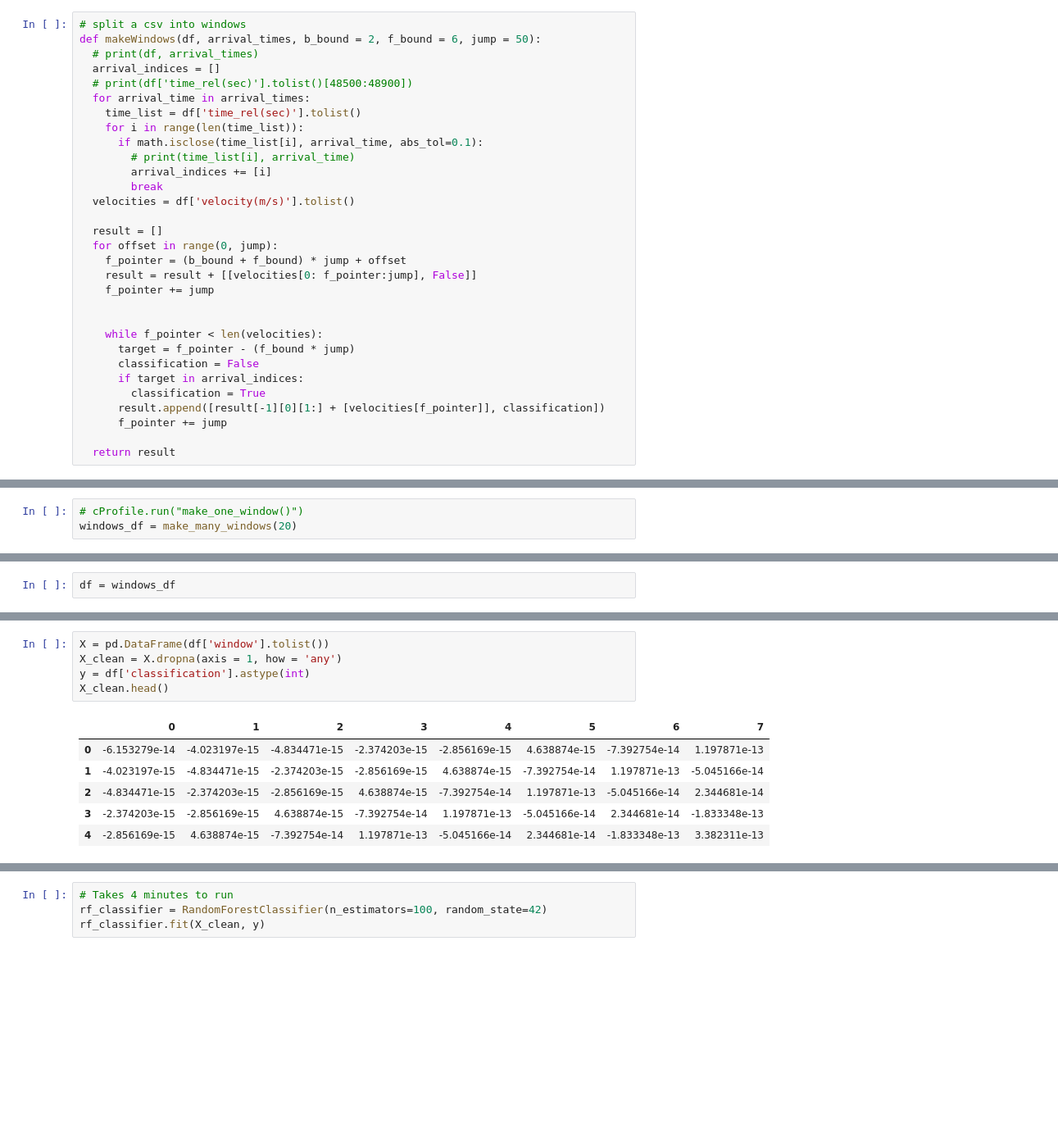
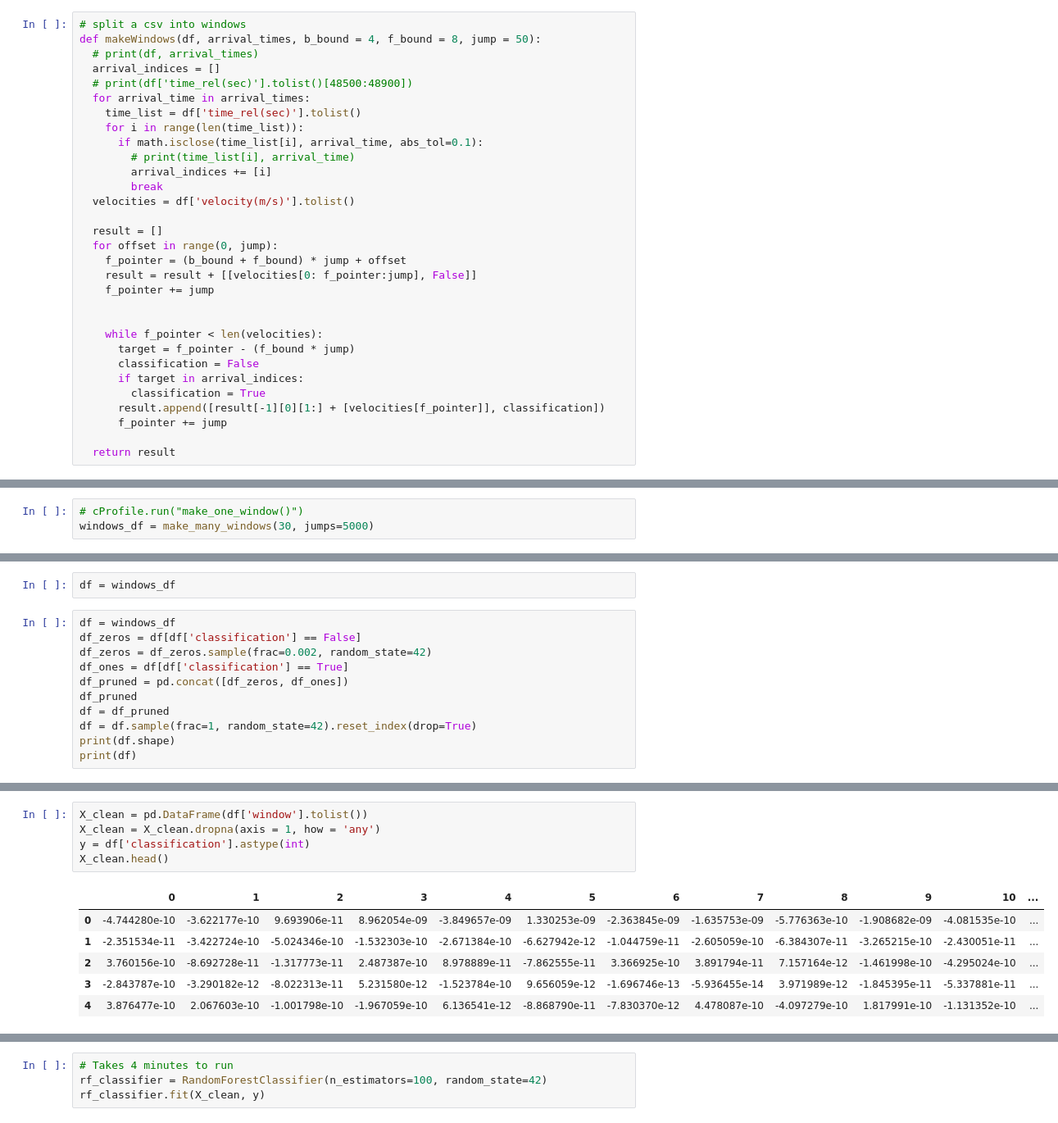
Before and after one commit to dburkhart07/NASA-2024-Space-Challenge, a Jupyter notebook: NASA_Hackathon.ipynb, the cells around one changed output, grey strips where cells are left out. Shown: that part at 82% size. Cells and saved outputs as stored; diff of their text form; blank space fills up the shorter version.

```diff
--- a/NASA_Hackathon.ipynb
+++ b/NASA_Hackathon.ipynb
@@ -64,7 +63,7 @@ pairs to be fixed:
 Version 3
 # %%
 # split a csv into windows
-def makeWindows(df, arrival_times, b_bound = 2, f_bound = 6, jump = 50):
+def makeWindows(df, arrival_times, b_bound = 4, f_bound = 8, jump = 50):
   # print(df, arrival_times)
   arrival_indices = []
   # print(df['time_rel(sec)'].tolist()[48500:48900])
@@ -113,7 +112,7 @@ def make_many_windows(count = catalog_df.shape[0], jumps = 50):
   return windows_df
 # %%
 # cProfile.run("make_one_window()")
-windows_df = make_many_windows(20)
+windows_df = make_many_windows(30, jumps=5000)
 # %%
 temp_df = windows_df.query('classification == True')
 print(temp_df.head(10))
@@ -129,2 +157,13 @@ from sklearn.metrics import classification_report, accuracy_score
 # %%
 df = windows_df
+# %%
+df = windows_df
+df_zeros = df[df['classification'] == False]
+df_zeros = df_zeros.sample(frac=0.002, random_state=42)
+df_ones = df[df['classification'] == True]
+df_pruned = pd.concat([df_zeros, df_ones])
+df_pruned
+df = df_pruned
+df = df.sample(frac=1, random_state=42).reset_index(drop=True)
+print(df.shape)
+print(df)
@@ -131,14 +194,14 @@ df = windows_df
 # %%
-X = pd.DataFrame(df['window'].tolist())
-X_clean = X.dropna(axis = 1, how = 'any')
+X_clean = pd.DataFrame(df['window'].tolist())
+X_clean = X_clean.dropna(axis = 1, how = 'any')
 y = df['classification'].astype(int)
 X_clean.head()
 # %% [output]
-|  | 0 | 1 | 2 | 3 | 4 | 5 | 6 | 7 |
-| 0 | -6.153279e-14 | -4.023197e-15 | -4.834471e-15 | -2.374203e-15 | -2.856169e-15 | 4.638874e-15 | -7.392754e-14 | 1.197871e-13 |
-| 1 | -4.023197e-15 | -4.834471e-15 | -2.374203e-15 | -2.856169e-15 | 4.638874e-15 | -7.392754e-14 | 1.197871e-13 | -5.045166e-14 |
-| 2 | -4.834471e-15 | -2.374203e-15 | -2.856169e-15 | 4.638874e-15 | -7.392754e-14 | 1.197871e-13 | -5.045166e-14 | 2.344681e-14 |
-| 3 | -2.374203e-15 | -2.856169e-15 | 4.638874e-15 | -7.392754e-14 | 1.197871e-13 | -5.045166e-14 | 2.344681e-14 | -1.833348e-13 |
-| 4 | -2.856169e-15 | 4.638874e-15 | -7.392754e-14 | 1.197871e-13 | -5.045166e-14 | 2.344681e-14 | -1.833348e-13 | 3.382311e-13 |
+|  | 0 | 1 | 2 | 3 | 4 | 5 | 6 | 7 | 8 | 9 | 10 | ... |
+| 0 | -4.744280e-10 | -3.622177e-10 | 9.693906e-11 | 8.962054e-09 | -3.849657e-09 | 1.330253e-09 | -2.363845e-09 | -1.635753e-09 | -5.776363e-10 | -1.908682e-09 | -4.081535e-10 | ... |
+| 1 | -2.351534e-11 | -3.422724e-10 | -5.024346e-10 | -1.532303e-10 | -2.671384e-10 | -6.627942e-12 | -1.044759e-11 | -2.605059e-10 | -6.384307e-11 | -3.265215e-10 | -2.430051e-11 | ... |
+| 2 | 3.760156e-10 | -8.692728e-11 | -1.317773e-11 | 2.487387e-10 | 8.978889e-11 | -7.862555e-11 | 3.366925e-10 | 3.891794e-11 | 7.157164e-12 | -1.461998e-10 | -4.295024e-10 | ... |
+| 3 | -2.843787e-10 | -3.290182e-12 | -8.022313e-11 | 5.231580e-12 | -1.523784e-10 | 9.656059e-12 | -1.696746e-13 | -5.936455e-14 | 3.971989e-12 | -1.845395e-11 | -5.337881e-11 | ... |
+| 4 | 3.876477e-10 | 2.067603e-10 | -1.001798e-10 | -1.967059e-10 | 6.136541e-12 | -8.868790e-11 | -7.830370e-12 | 4.478087e-10 | -4.097279e-10 | 1.817991e-10 | -1.131352e-10 | ... |
 # %%
 # Takes 5 seconds to run
```
Also changed, not shown: parts of 25 cells of this notebook.
